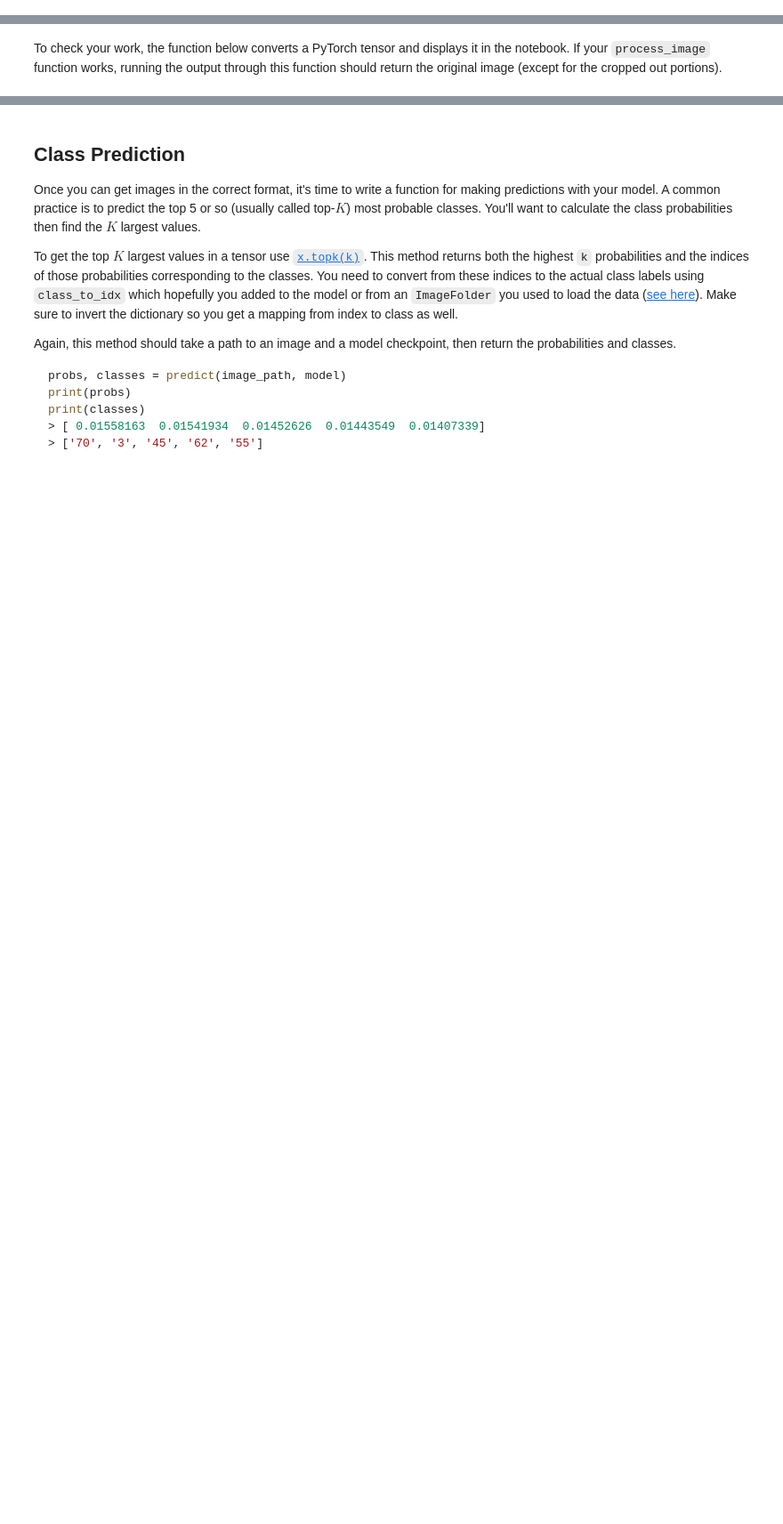
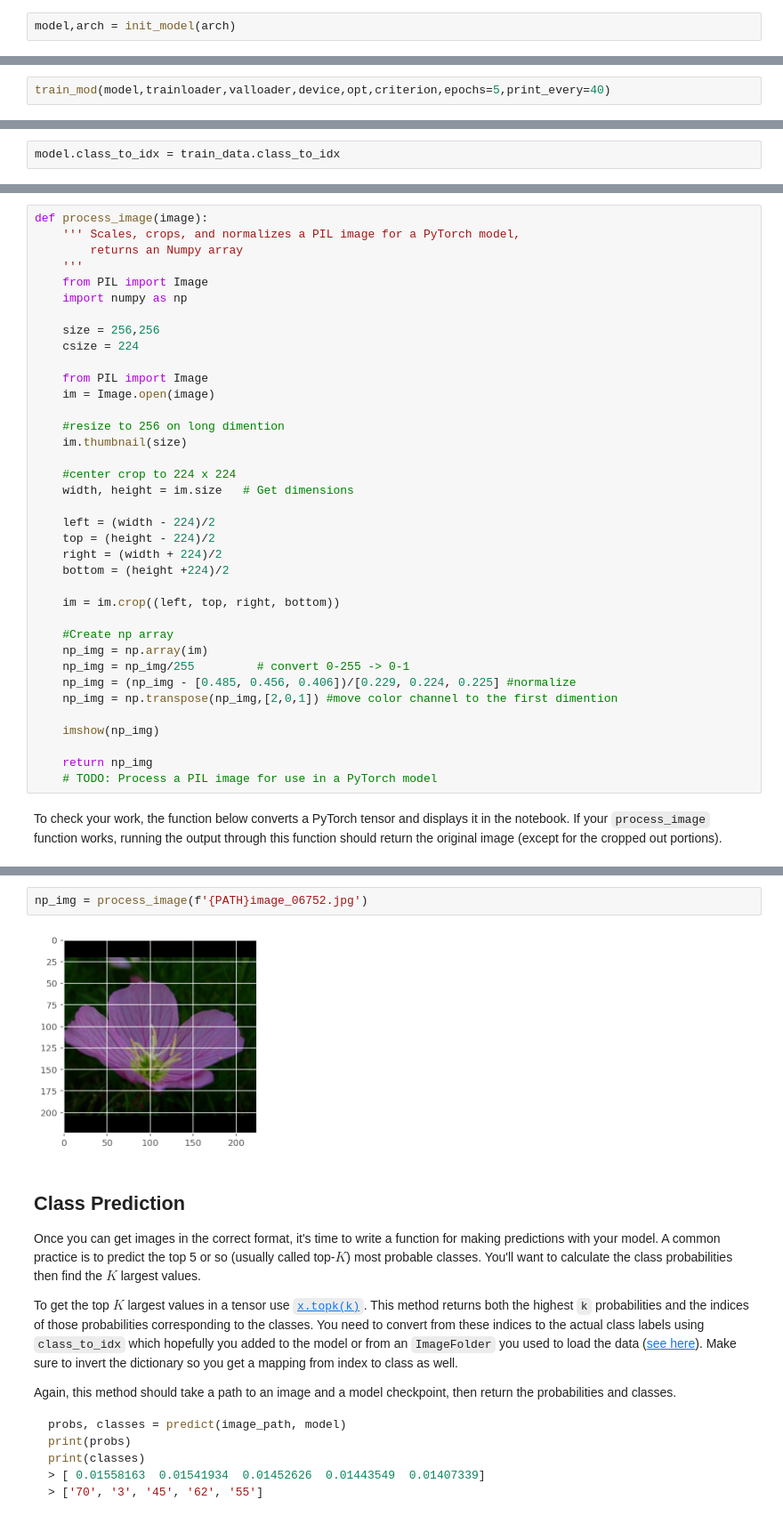
Before and after one commit to OceanSeventyTwo/Nanodegree, a Jupyter notebook: projects/p2_image_classifier/Image Classifier Project.ipynb, the cells around one changed output, grey strips where cells are left out. Shown at 89% size. Drawn from its saved outputs; the diff is of its cells as text; blank space fills up the shorter version.

```diff
--- a/projects/p2_image_classifier/Image Classifier Project.ipynb
+++ b/projects/p2_image_classifier/Image Classifier Project.ipynb
@@ -102,0 +333,2 @@ When training make sure you're updating only the weights of the feed-forward net
+# %%
+model,arch = init_model(arch)
@@ -102,0 +365,2 @@ When training make sure you're updating only the weights of the feed-forward net
+# %%
+train_mod(model,trainloader,valloader,device,opt,criterion,epochs=5,print_every=40)
@@ -118,0 +470,2 @@ Remember that you'll want to completely rebuild the model later so you can use i
+# %%
+model.class_to_idx = train_data.class_to_idx
@@ -158,2 +585,39 @@ def process_image(image):
+# %%
+def process_image(image):
+    ''' Scales, crops, and normalizes a PIL image for a PyTorch model,
+        returns an Numpy array
+    '''
+    from PIL import Image
+    import numpy as np
+
+    size = 256,256
+    csize = 224
+
+    from PIL import Image
+    im = Image.open(image)
+
+    #resize to 256 on long dimention
+    im.thumbnail(size)
+
+    #center crop to 224 x 224
+    width, height = im.size   # Get dimensions
+
+    left = (width - 224)/2
+    top = (height - 224)/2
+    right = (width + 224)/2
+    bottom = (height +224)/2
+
+    im = im.crop((left, top, right, bottom))
+
+    #Create np array
+    np_img = np.array(im)
+    np_img = np_img/255         # convert 0-255 -> 0-1
+    np_img = (np_img - [0.485, 0.456, 0.406])/[0.229, 0.224, 0.225] #normalize
+    np_img = np.transpose(np_img,[2,0,1]) #move color channel to the first dimention
+
+    imshow(np_img)
+
+    return np_img
+    # TODO: Process a PIL image for use in a PyTorch model
 # %% [markdown]
 To check your work, the function below converts a PyTorch tensor and displays it in the notebook. If your `process_image` function works, running the output through this function should return the original image (except for the cropped out portions).
@@ -181,3 +636,7 @@ def imshow(image, ax=None, title=None):
+# %%
+np_img = process_image(f'{PATH}image_06752.jpg')
+# %% [output]
+[figure, added]
 # %% [markdown]
 ## Class Prediction
 
```
Also changed, not shown: parts of 68 cells of this notebook, 3 other files.
